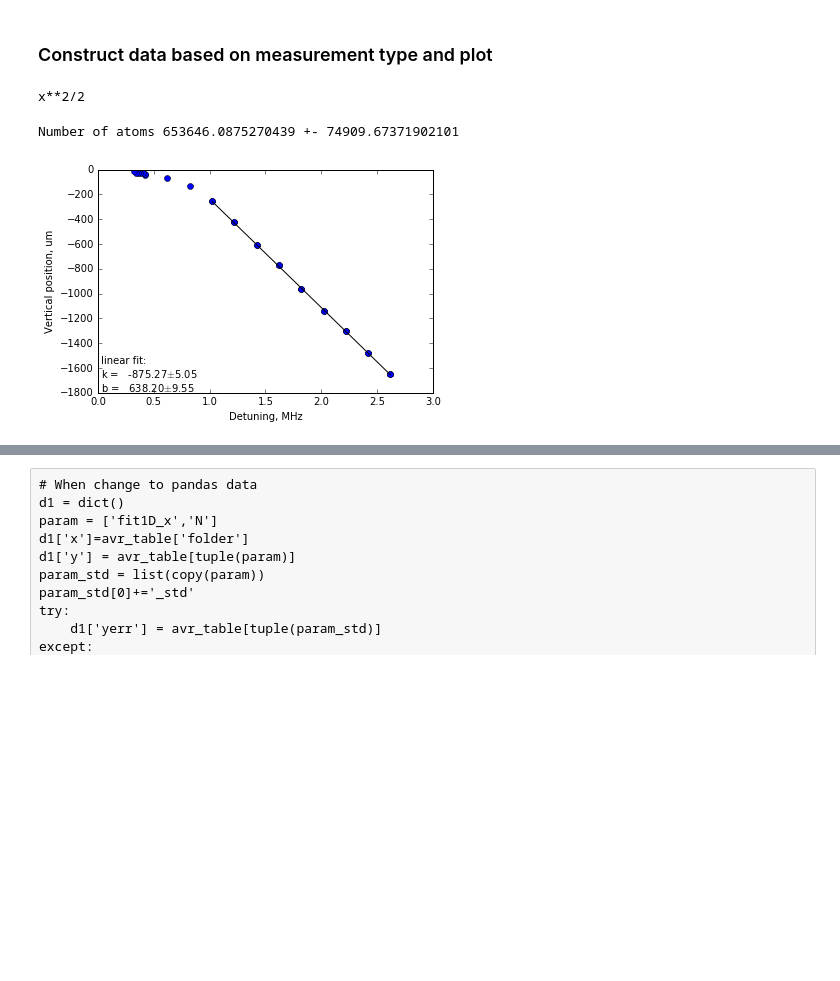
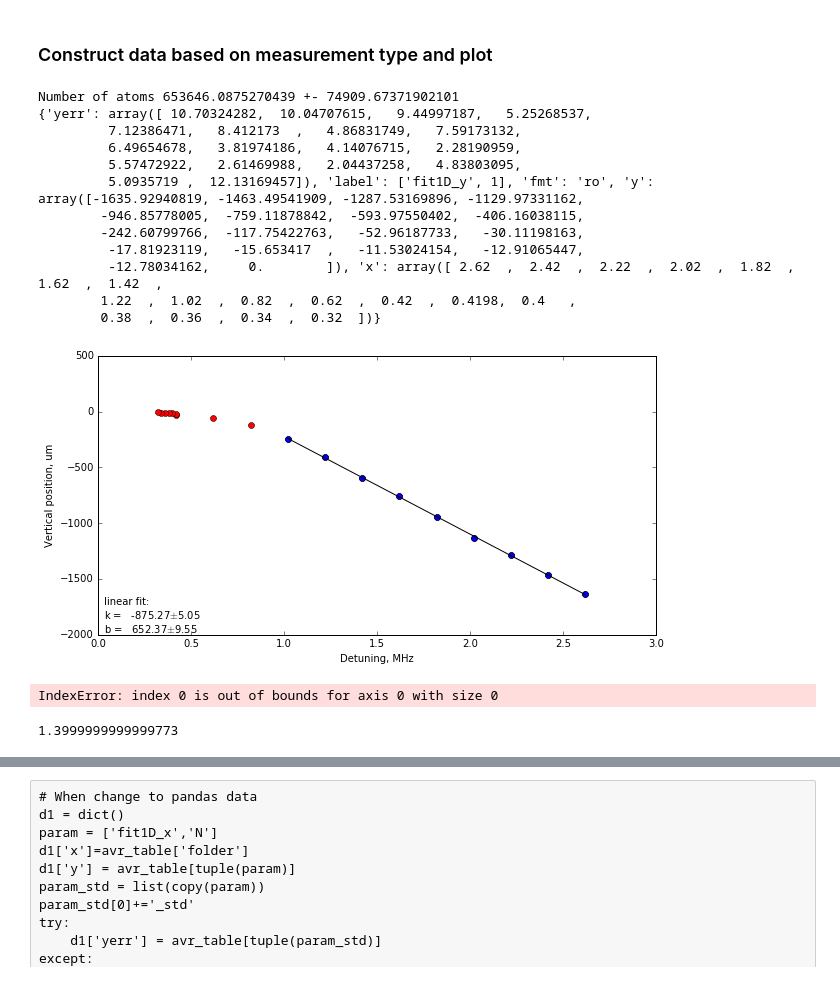
Before and after one commit to thulium-lab/python_programs_to_use, a Jupyter notebook: processing_individual_measurement3.0-Gulia.ipynb, the cells around one changed output, grey strips where cells are left out. Cells and saved outputs as stored; diff of their text form; code cells hidden in the pictures; blank space fills up the shorter version.

```diff
--- a/processing_individual_measurement3.0-Gulia.ipynb
+++ b/processing_individual_measurement3.0-Gulia.ipynb
@@ -265,0 +266,13 @@ imshow(b,cmap=get_cmap('Blues'))
+# %%
+tmp_binning=2
+tmp_pixel_size = 22.3/4
+if folder == '02 LT a=0dBm/':
+    for x in [364.5001,364.5002,363.4,363.4001]:
+        tmp_arr = zeros(avr_dataD[x][1].image.shape)
+        #m=50
+        a,aa = math.modf(((77.14926138+94.49003226)/2+41.36346944)/(tmp_binning*tmp_pixel_size))
+        tmp_arr[aa:,:] = avr_dataD[x][1].image[:-aa,:]
+        avr_dataD[x][1].image = tmp_arr
+b = pd.concat([pd.DataFrame(avr_dataD[x][1].image) for x in sorted(avr_dataD)],axis=1)
+figsize(20,10)
+imshow(b,cmap=get_cmap('Blues'))
@@ -272,15 +288,6 @@ imshow(b,cmap=get_cmap('Blues'))
  #   return k*x + b
 def linear(x,k,b):
     return k*x + b
-# %%
-t=1
-#y, yerr = quad(linear, 0, t, args=(10,0))
-x = Symbol('x')
-y = integrate (linear(x,1,0), x)
-y
-#help(integrate)
-# %% [output]
-x**2/2
 # %%
 # shot_typeN - for now only 1, if there will be calibration - 1 or more
 shot_typeN = 1
@@ -335,13 +342,24 @@ if meas_type == 'T':
     description['fit-function'] = fit_func.__name__
 else:
     # construct data, param - what value to use
+    smalldelta=0;
+    if folder == '02 LT a=0dBm/':
+        smalldelta=(77.14926138+94.49003226)/2+41.36346944 # only for folder 02 because of the replacing of the camera
+
     param = ['fit1D_y',1]
     d1 = impr.get_avr_data(navrD, shot_typeN, *param)
-    d1['fmt']='bo'
+    d1['fmt']='ro'
     d1['label']=param
     d1['x'] = 2*364.7-2*d1['x']
-    d1['y'] = 800-d1['y']
+    if folder == '02 LT a=0dBm/':
+        d1['y'][0]=d1['y'][0]+smalldelta
+        d1['y'][1]=d1['y'][1]+smalldelta
+        d1['y'][10]=d1['y'][10]+smalldelta
+        d1['y'][11]=d1['y'][11]+smalldelta
+    #d1['y'] = 827-d1['y']
+    d1['y'] = min(d1['y'])-d1['y']
     #d1['x'] = (2*364.7-2*d1['x'])/0.35
+
     #impr.drop_by_number(d1,*range(20,len(d1['x'])))
     #impr.drop_by_x(d1,130,160)
 
@@ -350,9 +368,25 @@ else:
     d2['fmt']='bo'
     d2['label']=param
     d2['x'] = 2*364.7-2*d2['x']
-    d2['y'] = 800-d2['y']
+    if folder == '02 LT a=0dBm/':
+        d2['y'][0]=d2['y'][0]+smalldelta
+        d2['y'][1]=d2['y'][1]+smalldelta
+        d2['y'][10]=d2['y'][10]+smalldelta
+        d2['y'][11]=d2['y'][11]+smalldelta
+    #d2['y'] = 827-d2['y']
+    d2['y'] = min(d2['y'])-d2['y']
     #d2['x'] = (2*364.7-2*d2['x'])/0.35
-    impr.drop_by_number(d2,18,17,16,15,14,13,12,11,10,9)
+
+    if folder == '01 LT a=1dBm/':
+        impr.drop_by_number(d2,18,17,16,15,14,13,12,11,10,9) # for folder 01
+    if folder == '02 LT a=0dBm/':
+        impr.drop_by_number(d2,12,11,10,9,8,7) # for folder 02
+    if folder == '03 LT a=-1dBm/':
+        impr.drop_by_number(d2,7,6) # for folder 03
+    if folder == '04 LT a=2dBm/':
+        impr.drop_by_number(d2,9,8,7,6,5) # for folder 04
+    if folder == '05 LT a=-2dBm/':
+        impr.drop_by_number(d2,6,5) # for folder 03
 
     #ax1.errorbar(**d1)
     #ax1.errorbar(**d2)
@@ -363,31 +397,52 @@ else:
     # popt_T, pcov_T = curve_fit(fit_func, d1['x'], d1['y'], p0=(d1['y'][0], 100))
     fit_func = linear
     popt_T, pcov_T = curve_fit(fit_func, d2['x'], d2['y'])
 
 #     #popt_T, pcov_T = curve_fit(fit_func, d1['x'], d1['y'], p0=(-d1['y'][0], d1['x'][argmin(d1['y'])],0.1,d1['y'][0]))
 #     print('Fit parameters:\n' + usfuncs.construct_fit_description(fit_func, popt_T))
     perr_T = np.sqrt(np.diag(pcov_T))
 
     # plot data and fits
     ax1.errorbar(**d1)
     ax1.errorbar(**d2)
     if fit_func != None:
         ax1.plot(linspace(min(d2['x']),max(d2['x']),100), fit_func(linspace(min(d2['x']),max(d2['x']),100),*popt_T),'k', label='fit X')
         fit_label = fit_func.__name__ + ' fit:\n' + usfuncs.construct_fit_description(fit_func, list(zip(popt_T,perr_T)),sep='$\pm$')
         ax1.text(0.01,0.01,fit_label,transform=ax1.transAxes)
         description['fit'] =  popt_T
         description['fit-function'] = fit_func.__name__
         fits_list.append([fit_func.__name__,list(popt_T), list(perr_T)])
 
 x_lbl='Detuning, MHz'
 y_lbl='Vertical position, um'
 ax1.set_xlabel(x_lbl)
 ax1.set_ylabel(y_lbl)
 #ax1.set_title(folder.rstrip(r'\/ '))
 #ax1.set_ylim(bottom=0)
 #ax1.legend(loc=4)
 
 print('Number of atoms', avr_table.T[0].fit1D_x.N, '+-', avr_table.T[0].fit1D_x_std.N)
+print(d1)
+#print(d1['y'])
 # %% [output]
 Number of atoms 653646.0875270439 +- 74909.67371902101
+{'yerr': array([ 10.70324282,  10.04707615,   9.44997187,   5.25268537,
+         7.12386471,   8.412173  ,   4.86831749,   7.59173132,
+         6.49654678,   3.81974186,   4.14076715,   2.28190959,
+         5.57472922,   2.61469988,   2.04437258,   4.83803095,
+         5.0935719 ,  12.13169457]), 'label': ['fit1D_y', 1], 'fmt': 'ro', 'y': array([-1635.92940819, -1463.49541909, -1287.53169896, -1129.97331162,
+        -946.85778005,  -759.11878842,  -593.97550402,  -406.16038115,
+        -242.60799766,  -117.75422763,   -52.96187733,   -30.11198163,
+         -17.81923119,   -15.653417  ,   -11.53024154,   -12.91065447,
+         -12.78034162,     0.        ]), 'x': array([ 2.62  ,  2.42  ,  2.22  ,  2.02  ,  1.82  ,  1.62  ,  1.42  ,
+        1.22  ,  1.02  ,  0.82  ,  0.62  ,  0.42  ,  0.4198,  0.4   ,
+        0.38  ,  0.36  ,  0.34  ,  0.32  ])}
-[figure, old version]
+[figure, new version]
+# %%
+d1['y'][d1['x'] == 1.400][0]
+# %% [output]
+IndexError: index 0 is out of bounds for axis 0 with size 0
+# %%
+d1['x'][0]
+# %% [output]
+1.3999999999999773
```
Also changed, not shown: parts of 25 cells of this notebook, 14 other files.
